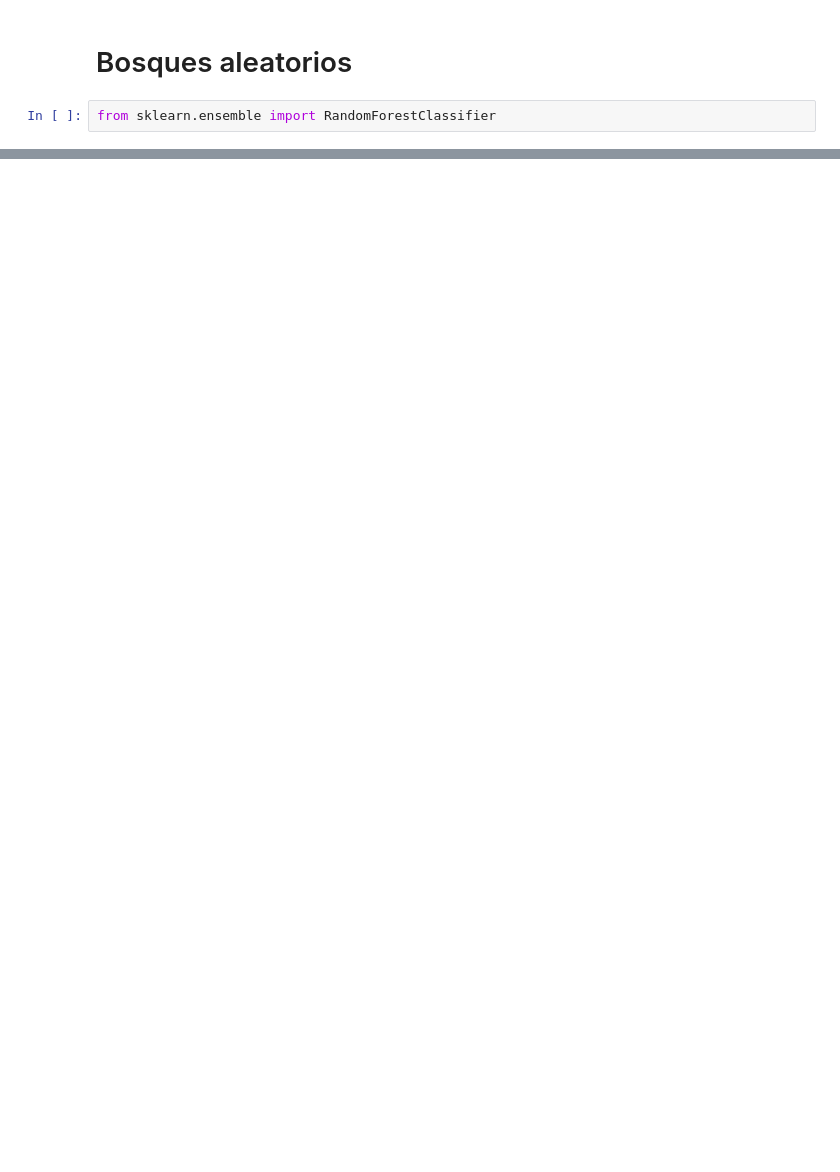
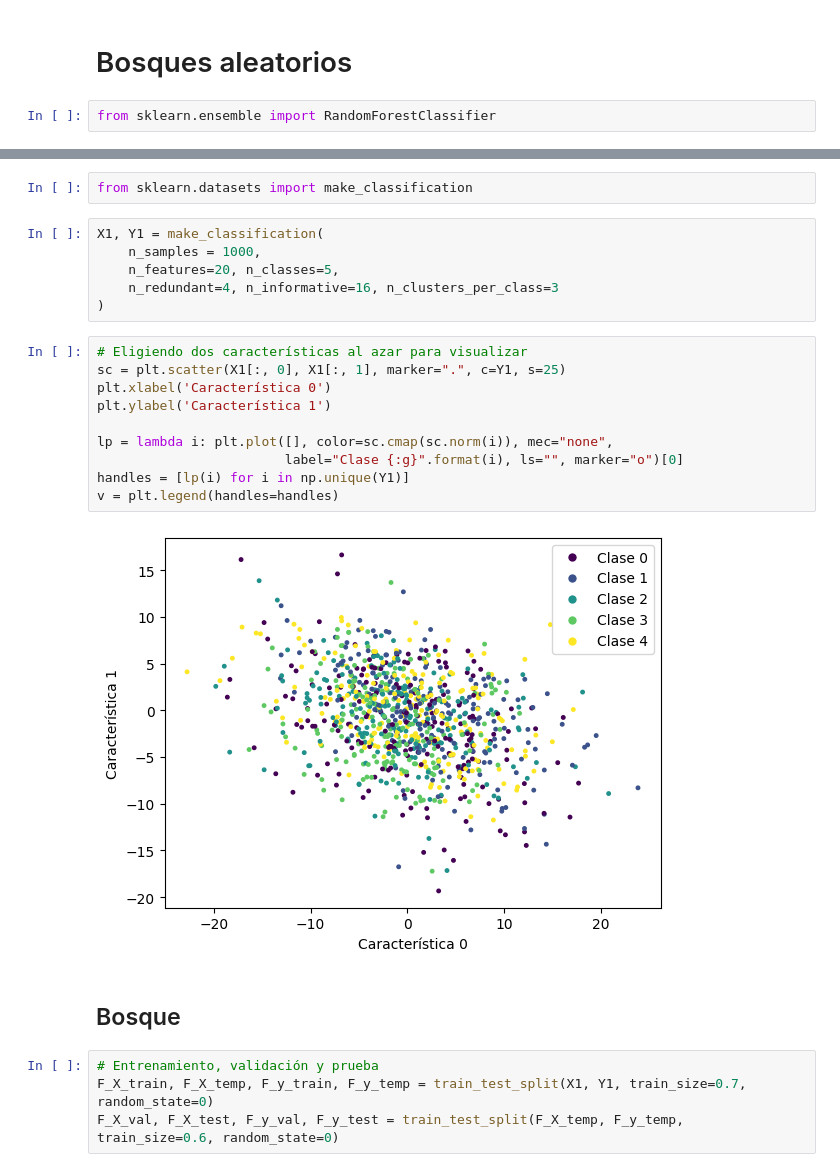
Before and after one commit to jugernaut/Induccion_MeIA, a Jupyter notebook: 4_IntroduccionAA/06_MétodosDeClasificación.ipynb, the cells around one changed output, grey strips where cells are left out. Drawn from its saved outputs; the diff is of its cells as text; blank space fills up the shorter version.

```diff
--- a/4_IntroduccionAA/06_MétodosDeClasificación.ipynb
+++ b/4_IntroduccionAA/06_MétodosDeClasificación.ipynb
@@ -315,0 +421,26 @@ RandomForestClassifier(n_estimators=3)
+# %%
+from sklearn.datasets import make_classification
+# %%
+X1, Y1 = make_classification(
+    n_samples = 1000,
+    n_features=20, n_classes=5,
+    n_redundant=4, n_informative=16, n_clusters_per_class=3
+)
+# %%
+# Eligiendo dos características al azar para visualizar
+sc = plt.scatter(X1[:, 0], X1[:, 1], marker=".", c=Y1, s=25)
+plt.xlabel('Característica 0')
+plt.ylabel('Característica 1')
+
+lp = lambda i: plt.plot([], color=sc.cmap(sc.norm(i)), mec="none",
+                        label="Clase {:g}".format(i), ls="", marker="o")[0]
+handles = [lp(i) for i in np.unique(Y1)]
+v = plt.legend(handles=handles)
+# %% [output]
+[figure, added]
+# %% [markdown]
+## Bosque
+# %%
+# Entrenamiento, validación y prueba
+F_X_train, F_X_temp, F_y_train, F_y_temp = train_test_split(X1, Y1, train_size=0.7, random_state=0)
+F_X_val, F_X_test, F_y_val, F_y_test = train_test_split(F_X_temp, F_y_temp, train_size=0.6, random_state=0)
```
Also changed, not shown: parts of 22 cells of this notebook.
